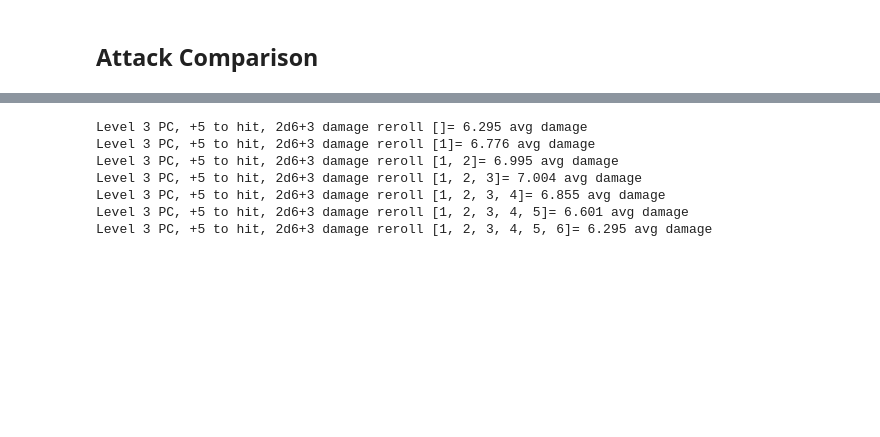
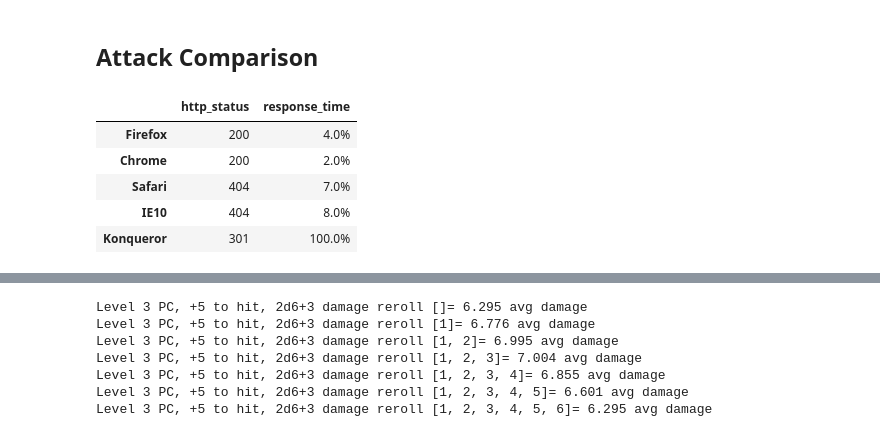
Before and after one commit to dyoung418/dnd_stats, a Jupyter notebook: dnd_dice_calcs.ipynb, the cells around one changed output, grey strips where cells are left out. Drawn from its saved outputs; the diff is of its cells as text; code cells hidden in the pictures; blank space fills up the shorter version.

```diff
--- a/dnd_dice_calcs.ipynb
+++ b/dnd_dice_calcs.ipynb
@@ -460,3 +460,16 @@ mod     1     2     3     4     5     6     7     8     9     10    11    12
 | 10 | 88.5% | 88.0% | 87.1% | 86.7% | 83.3% | 82.2% | 80.5% | 78.6% | 76.9% | 75.5% | ... |
 # %% [markdown]
 ## Attack Comparison
+# %%
+index = ['Firefox', 'Chrome', 'Safari', 'IE10', 'Konqueror']
+df = pd.DataFrame({'http_status': [200, 200, 404, 404, 301],
+                  'response_time': [0.04, 0.02, 0.07, 0.08, 1.0]},
+                  index=index)
+df
+# %% [output]
+|  | http_status | response_time |
+| Firefox | 200 | 4.0% |
+| Chrome | 200 | 2.0% |
+| Safari | 404 | 7.0% |
+| IE10 | 404 | 8.0% |
+| Konqueror | 301 | 100.0% |
```
Also changed, not shown: parts of 3 cells of this notebook.
